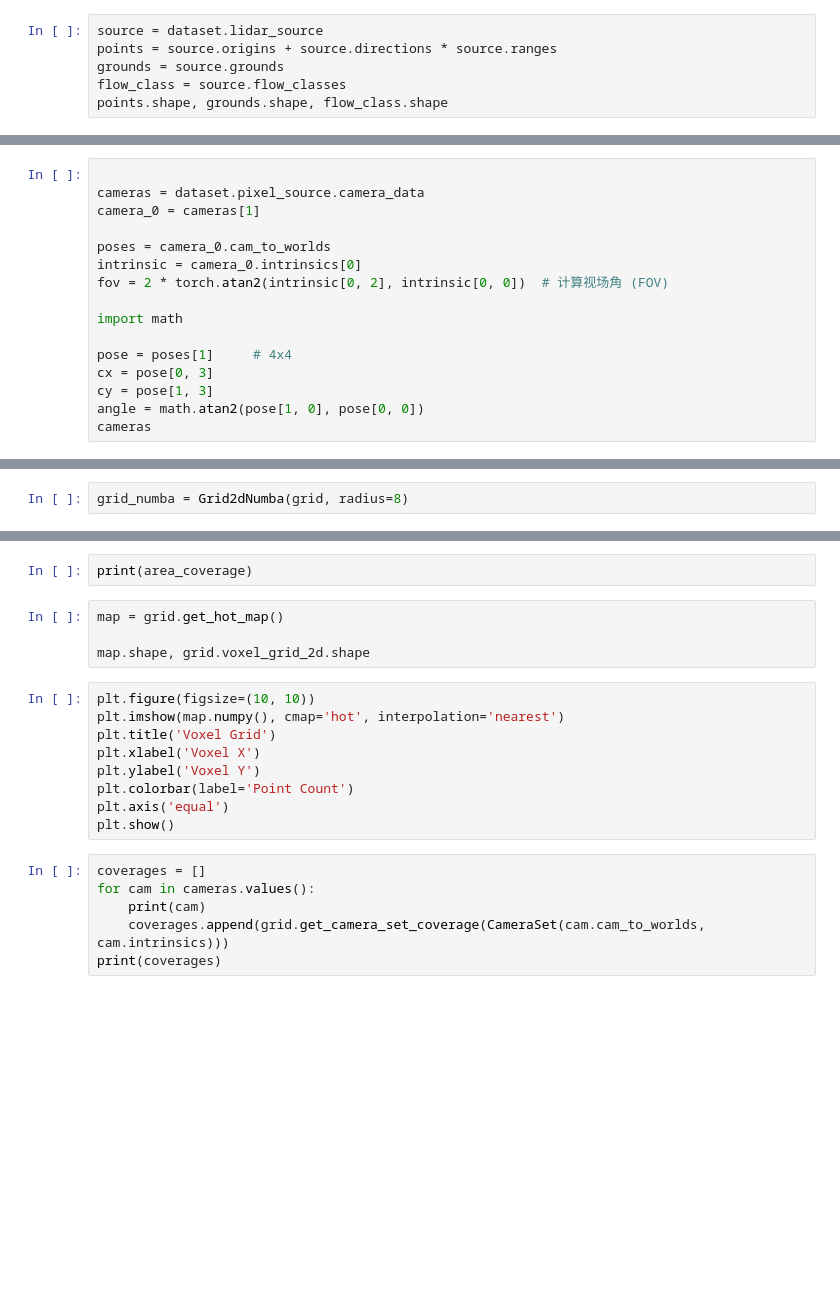
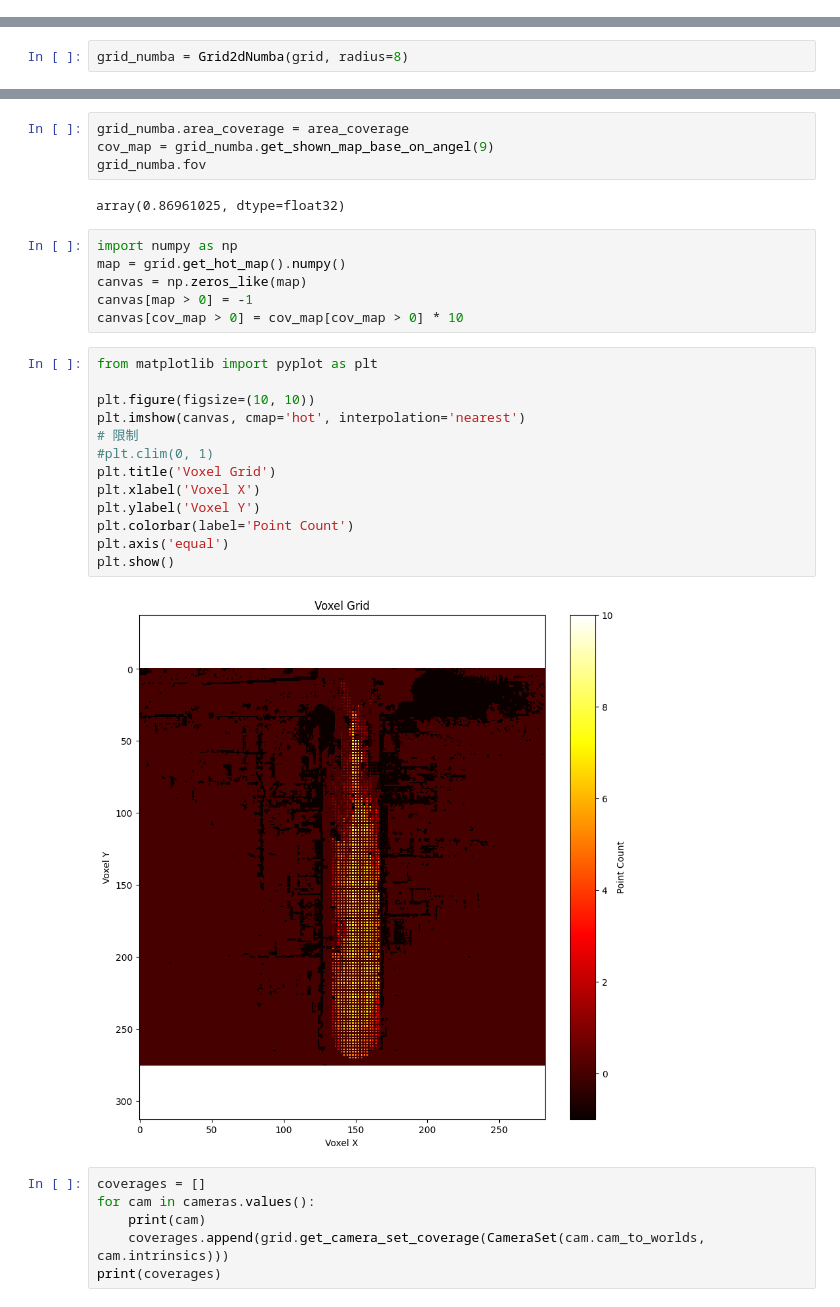
Before and after one commit to romantic-black/drivestudio, a Jupyter notebook: notebook/confidence.ipynb, the cells around one changed output, grey strips where cells are left out. Saved outputs shown, nothing was run; the diff lists cells and outputs as text; blank space fills up the shorter version.

Commit message:
(fix) numba 加速

```diff
--- a/notebook/confidence.ipynb
+++ b/notebook/confidence.ipynb
@@ -49,6 +25,0 @@ undistorting rgb
-# %%
-source = dataset.lidar_source
-points = source.origins + source.directions * source.ranges
-grounds = source.grounds
-flow_class = source.flow_classes
-points.shape, grounds.shape, flow_class.shape
@@ -111,19 +80,3 @@ plt.ylabel('Voxel Y')
 plt.colorbar(label='Point Count')
 plt.axis('equal')
 plt.show()
-# %%
-
-cameras = dataset.pixel_source.camera_data
-camera_0 = cameras[1]
-
-poses = camera_0.cam_to_worlds
-intrinsic = camera_0.intrinsics[0]
-fov = 2 * torch.atan2(intrinsic[0, 2], intrinsic[0, 0])  # 计算视场角 (FOV)
-
-import math
-
-pose = poses[1]     # 4x4
-cx = pose[0, 3]
-cy = pose[1, 3]
-angle = math.atan2(pose[1, 0], pose[0, 0])
-cameras
@@ -148,18 +108,30 @@ area_coverage = grid_numba.get_area_coverage()
 # %%
-print(area_coverage)
+grid_numba.area_coverage = area_coverage
+cov_map = grid_numba.get_shown_map_base_on_angel(9)
+grid_numba.fov
+# %% [output]
+array(0.86961025, dtype=float32)
 # %%
-map = grid.get_hot_map()
-
-map.shape, grid.voxel_grid_2d.shape
+import numpy as np
+map = grid.get_hot_map().numpy()
+canvas = np.zeros_like(map)
+canvas[map > 0] = -1
+canvas[cov_map > 0] = cov_map[cov_map > 0] * 10
 # %%
+from matplotlib import pyplot as plt
+
 plt.figure(figsize=(10, 10))
-plt.imshow(map.numpy(), cmap='hot', interpolation='nearest')
+plt.imshow(canvas, cmap='hot', interpolation='nearest')
+# 限制
+#plt.clim(0, 1)
 plt.title('Voxel Grid')
 plt.xlabel('Voxel X')
 plt.ylabel('Voxel Y')
 plt.colorbar(label='Point Count')
 plt.axis('equal')
 plt.show()
+# %% [output]
+[figure, added]
 # %%
 coverages = []
 for cam in cameras.values():
```
Also changed, not shown: parts of 6 cells of this notebook, 1 other file.
